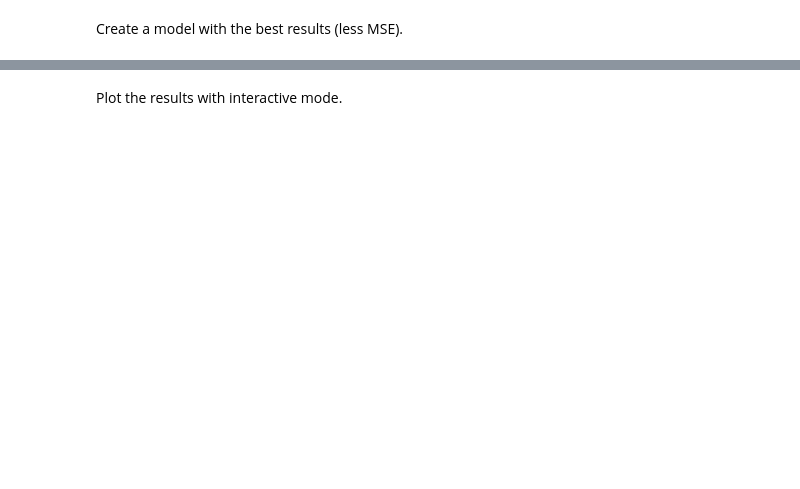
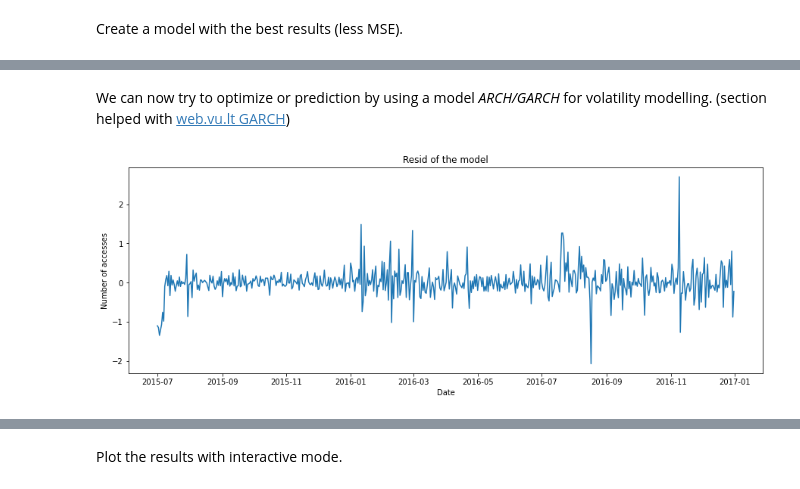
Before and after one commit to CamposCarvalhoC/web-traffic-forecast, a Jupyter notebook: simple_model.ipynb, the cells around one changed output, grey strips where cells are left out. Saved outputs shown, nothing was run; the diff lists cells and outputs as text; code cells hidden in the pictures; blank space fills up the shorter version.

```diff
--- a/simple_model.ipynb
+++ b/simple_model.ipynb
@@ -370,0 +374,12 @@ plot_results(sarima_best_model, series, first_index=series.index[-83],name_model
+# %% [markdown]
+We can now try to optimize or prediction by using a model *ARCH/GARCH* for volatility modelling.
+(section helped with [web.vu.lt GARCH](http://web.vu.lt/mif/a.buteikis/wp-content/uploads/2019/03/02_GARCH.html))
+# %%
+resid = sarima_best_model.resid
+
+fig,ax = plt.subplots(figsize=(15,5))
+ax.set(title='Resid of the model',xlabel='Date',ylabel='Number of accesses')
+ax.plot(series.index,resid)
+plt.show()
+# %% [output]
+[figure, added]
```
Also changed, not shown: parts of 32 cells of this notebook, 2 other files.
